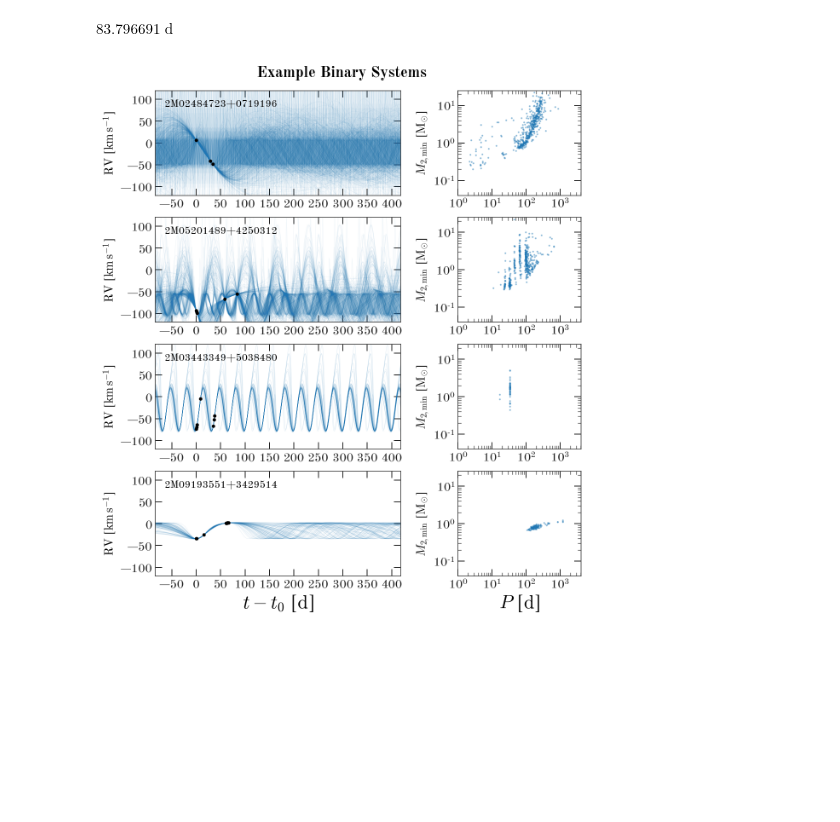
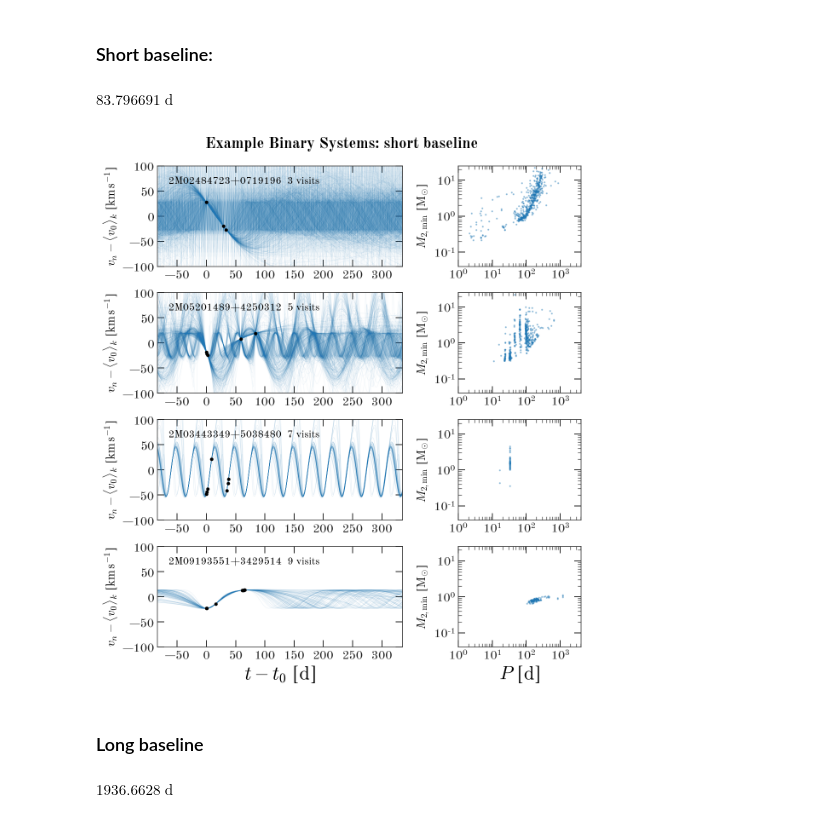
Before and after one commit to adrn/apogee-dr16-vac, a Jupyter notebook: notebooks/figures/Figure-example-systems.ipynb, the cells around one changed output. Drawn from its saved outputs; the diff is of its cells as text; code cells hidden in the pictures; blank space fills up the shorter version.

```diff
--- a/notebooks/figures/Figure-example-systems.ipynb
+++ b/notebooks/figures/Figure-example-systems.ipynb
@@ -90 +101,3 @@ def get_stuff(apid):
+# %% [markdown]
+### Short baseline:
 # %%
@@ -117,16 +123,21 @@ for i, apid in enumerate(example_ids):
     ax = fig.add_subplot(gs[i, :4])
 
     t_grid = np.linspace(-1 * max_baseline.to_value(u.day),
-                         5 * max_baseline.to_value(u.day),
+                         4 * max_baseline.to_value(u.day),
                          16384) * u.day
+
+    data = tj.RVData(t=data.t, rv=data.rv-np.mean(samples['v0']),
+                     rv_err=data.rv_err)
+    samples['v0'] = samples['v0'] - np.mean(samples['v0'])
+
     _ = tj.plot_rv_curves(samples, data=data, t_grid=data.t0 + t_grid,
                           plot_kwargs=dict(color='tab:blue', rasterized=True),
                           relative_to_t0=True)
 
-    ax.text(-65, 100, apid,
+    ax.text(-65, 80, f'{apid}  {len(data)} visits',
             ha='left', va='top', fontsize=12)
 
-    ax.set_xticks(np.arange(-50, 5*83.8+1e-3, 50))
+    ax.set_xticks(np.arange(-50, t_grid.max().value, 50))
     ax.set_yticks(np.arange(-100, 100+1e-3, 50))
 
     if i == (len(example_ids)-1):
@@ -134,10 +145,10 @@ for i, apid in enumerate(example_ids):
     else:
         ax.set_xlabel('')
 
-    ax.set_ylabel(rf'RV [{u.km/u.s:latex_inline}]', fontsize=14)
+    ax.set_ylabel(rf'$v_n - \langle v_0 \rangle_k$ [{u.km/u.s:latex_inline}]', fontsize=14)
 
     ax.set_xlim(t_grid.min().value, t_grid.max().value)
-    ax.set_ylim(-120, 120)
+    ax.set_ylim(-100, 100)
 
     ax.tick_params(labelsize=14)
 
@@ -149,34 +160,49 @@ for i, apid in enumerate(example_ids):
             marker='o', ls='none',
             ms=2., mew=0, alpha=0.5,
             rasterized=True)
 
     ax.set_xscale('log')
     ax.set_yscale('log')
 
     ax.set_xticks(10 ** np.arange(0, 4.+1e-3, 1))
     ax.set_xticks(np.concatenate([[j * 10**i for j in range(1, 10)]
                                   for i in np.arange(0, 4+1e-3)]),
                   minor=True)
     ax.set_yticks(10 ** np.arange(-1, 1+1e-3, 1))
     ax.set_yticks(np.concatenate([[j * 10**i for j in range(1, 10)]
                                   for i in np.arange(-1, 1+1e-3)]),
                   minor=True)
 
     ax.set_xlim(1, 4096)
     ax.set_ylim(4e-2, 25)
 
     ax.set_ylabel(rf'$M_{{2, {{\rm min}}}}$ [{u.Msun:latex_inline}]', fontsize=14)
 
     if i == (len(example_ids)-1):
         ax.set_xlabel(f'$P$ [{u.day:latex_inline}]')
 
     ax.tick_params(labelsize=14)
 
-fig.suptitle('Example Binary Systems', fontsize=18, fontweight='bold')
+fig.suptitle('Example Binary Systems: short baseline', fontsize=18, fontweight='bold')
 
 fig.set_constrained_layout_pads(w_pad=0.1)
 
-# fig.savefig(os.path.join(figure_path, 'example-binaries.pdf'), dpi=200)
-fig.savefig(os.path.join(figure_path, 'example-binaries-placeholder.png'), dpi=100)
+# fig.savefig(os.path.join(figure_path, 'example-binaries-short.pdf'), dpi=200)
+fig.savefig(os.path.join(figure_path, 'example-binaries-short-placeholder.png'), dpi=100)
 # %% [output]
-[figure, old version]
+[figure, new version]
+# %% [markdown]
+### Long baseline
+# %%
+example_ids = [
+    '2M09010280+0237517',
+    '2M00333448+5533244',
+    '2M03423566+3217198',
+    '2M11062363+4626401'
+]
+
+max_baseline = binaries[np.isin(binaries['APOGEE_ID'].astype(str),
+                                example_ids)]['baseline'].max()
+max_baseline
+# %% [output]
+$1936.6628 \; \mathrm{d}$
```
Also changed, not shown: parts of 6 cells of this notebook, 5 other files.
